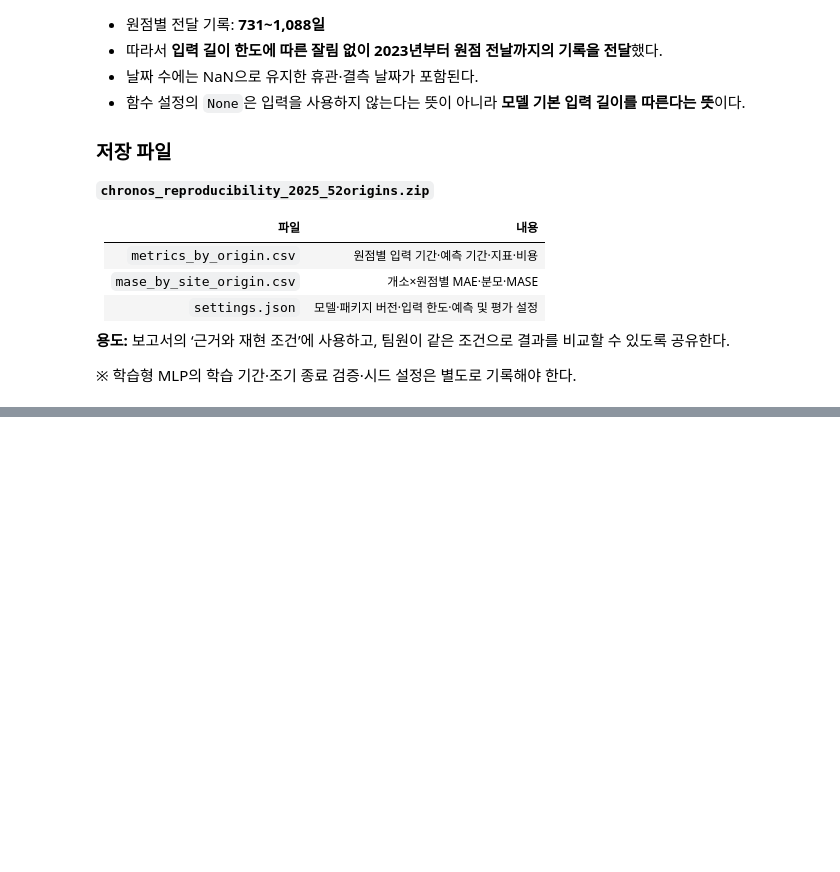
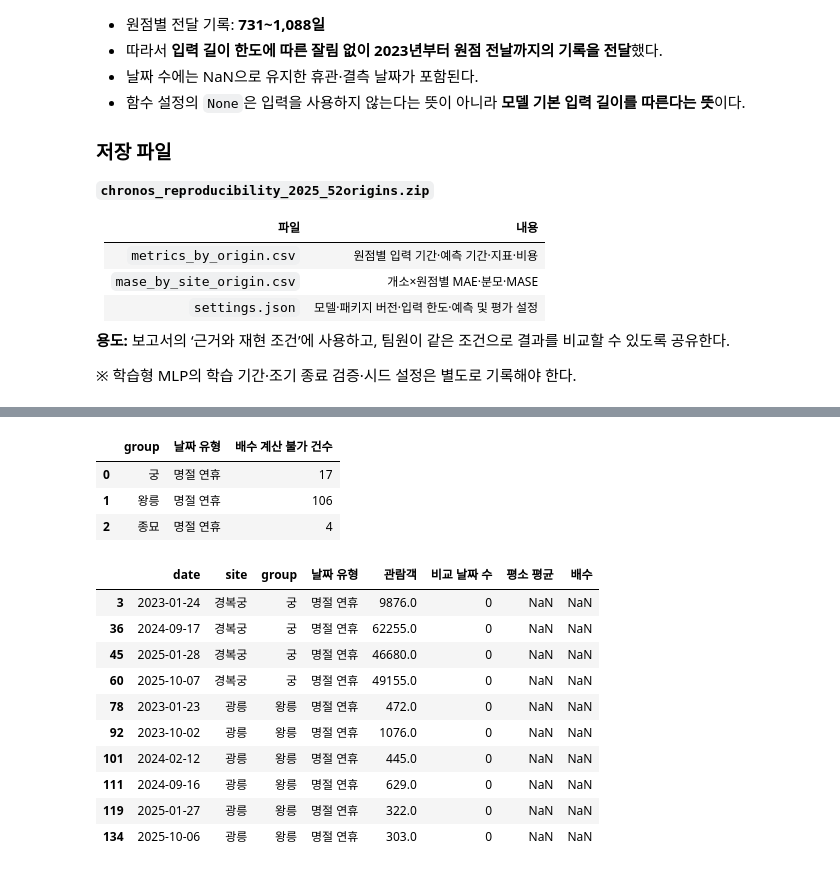
Before and after one commit to ysy3046/ai-data-bootcamp, a Jupyter notebook: project_3_data_모형_검증.ipynb, the cells around one changed output, grey strips where cells are left out. Drawn from its saved outputs; the diff is of its cells as text; code cells hidden in the pictures; blank space fills up the shorter version.

```diff
--- a/project_3_data_모형_검증.ipynb
+++ b/project_3_data_모형_검증.ipynb
@@ -4350,0 +4448,27 @@ files.download(archive)
+# %%
+unmatched_effects = special_day_effects.loc[
+    special_day_effects["배수"].isna()
+].copy()
+
+display(
+    unmatched_effects.groupby(["group", "날짜 유형"])
+    .size().rename("배수 계산 불가 건수").reset_index()
+)
+
+display(unmatched_effects.head(10))
+# %% [output]
+|  | group | 날짜 유형 | 배수 계산 불가 건수 |
+| 0 | 궁 | 명절 연휴 | 17 |
+| 1 | 왕릉 | 명절 연휴 | 106 |
+| 2 | 종묘 | 명절 연휴 | 4 |
+|  | date | site | group | 날짜 유형 | 관람객 | 비교 날짜 수 | 평소 평균 | 배수 |
+| 3 | 2023-01-24 | 경복궁 | 궁 | 명절 연휴 | 9876.0 | 0 | NaN | NaN |
+| 36 | 2024-09-17 | 경복궁 | 궁 | 명절 연휴 | 62255.0 | 0 | NaN | NaN |
+| 45 | 2025-01-28 | 경복궁 | 궁 | 명절 연휴 | 46680.0 | 0 | NaN | NaN |
+| 60 | 2025-10-07 | 경복궁 | 궁 | 명절 연휴 | 49155.0 | 0 | NaN | NaN |
+| 78 | 2023-01-23 | 광릉 | 왕릉 | 명절 연휴 | 472.0 | 0 | NaN | NaN |
+| 92 | 2023-10-02 | 광릉 | 왕릉 | 명절 연휴 | 1076.0 | 0 | NaN | NaN |
+| 101 | 2024-02-12 | 광릉 | 왕릉 | 명절 연휴 | 445.0 | 0 | NaN | NaN |
+| 111 | 2024-09-16 | 광릉 | 왕릉 | 명절 연휴 | 629.0 | 0 | NaN | NaN |
+| 119 | 2025-01-27 | 광릉 | 왕릉 | 명절 연휴 | 322.0 | 0 | NaN | NaN |
+| 134 | 2025-10-06 | 광릉 | 왕릉 | 명절 연휴 | 303.0 | 0 | NaN | NaN |
```
Also changed, not shown: parts of 12 cells of this notebook.
